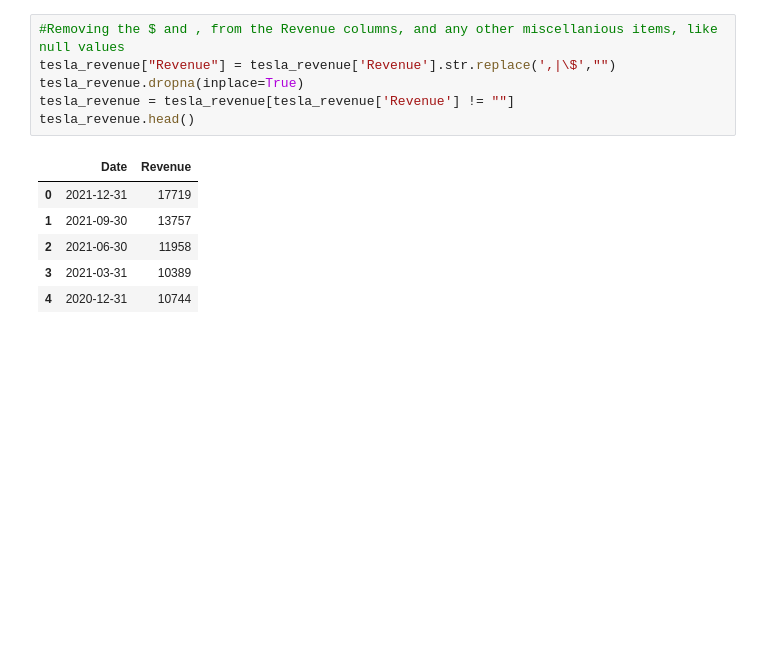
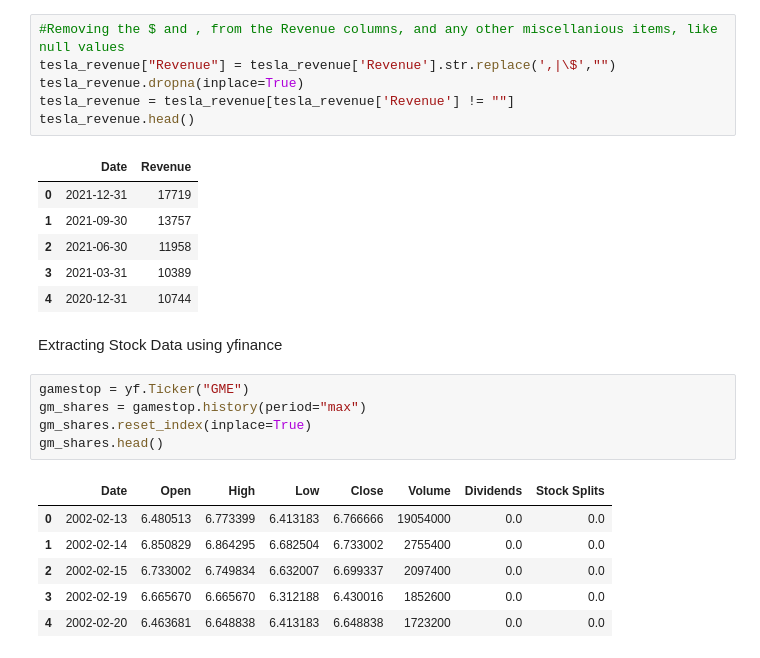
Before and after one commit to alblazer/Stocks, a Jupyter notebook: new.ipynb, the cells around one changed output. Saved outputs shown, nothing was run; the diff lists cells and outputs as text; blank space fills up the shorter version.

```diff
--- a/new.ipynb
+++ b/new.ipynb
@@ -143,3 +73,17 @@ tesla_revenue.head()
 | 2 | 2021-06-30 | 11958 |
 | 3 | 2021-03-31 | 10389 |
 | 4 | 2020-12-31 | 10744 |
+# %% [markdown]
+Extracting Stock Data using yfinance
+# %%
+gamestop = yf.Ticker("GME")
+gm_shares = gamestop.history(period="max")
+gm_shares.reset_index(inplace=True)
+gm_shares.head()
+# %% [output]
+|  | Date | Open | High | Low | Close | Volume | Dividends | Stock Splits |
+| 0 | 2002-02-13 | 6.480513 | 6.773399 | 6.413183 | 6.766666 | 19054000 | 0.0 | 0.0 |
+| 1 | 2002-02-14 | 6.850829 | 6.864295 | 6.682504 | 6.733002 | 2755400 | 0.0 | 0.0 |
+| 2 | 2002-02-15 | 6.733002 | 6.749834 | 6.632007 | 6.699337 | 2097400 | 0.0 | 0.0 |
+| 3 | 2002-02-19 | 6.665670 | 6.665670 | 6.312188 | 6.430016 | 1852600 | 0.0 | 0.0 |
+| 4 | 2002-02-20 | 6.463681 | 6.648838 | 6.413183 | 6.648838 | 1723200 | 0.0 | 0.0 |
```
Also changed, not shown: parts of 8 cells of this notebook, 1 other file.
